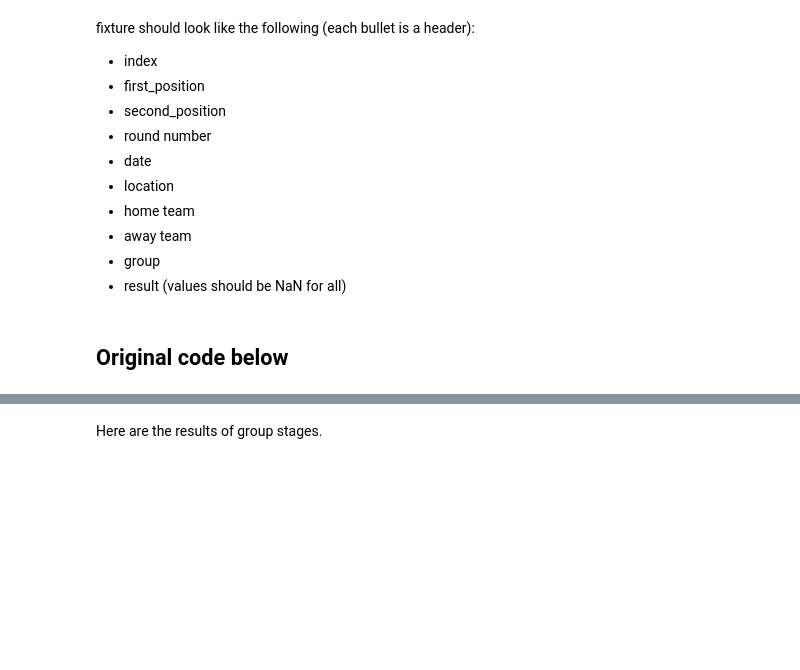
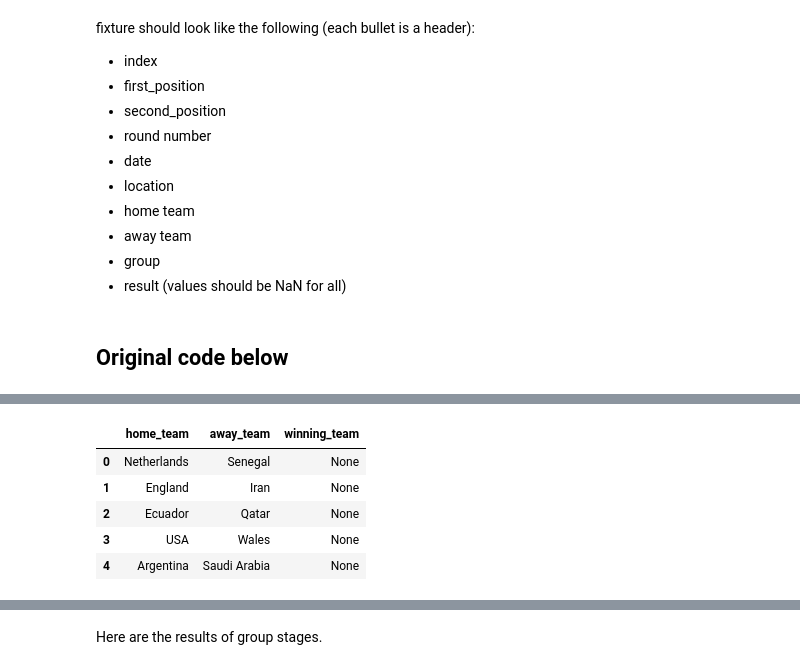
Before and after one commit to RyanJTalbot/bookcamp, a Jupyter notebook: world_cup/kaggle_2022/World Cup prediction .ipynb, the cells around one changed output, grey strips where cells are left out. Cells and saved outputs as stored; diff of their text form; code cells hidden in the pictures; blank space fills up the shorter version.

```diff
--- a/world_cup/kaggle_2022/World Cup prediction .ipynb
+++ b/world_cup/kaggle_2022/World Cup prediction .ipynb
@@ -307,18 +407,6 @@ fixture should look like the following (each bullet is a header):
 - result (values should be NaN for all)
 # %% [markdown]
 ## Original code below
-# %%
-# Loop to add teams to new prediction dataset based on the ranking position of each team
-for index, row in fixtures.iterrows():
-    if row['first_position'] < row['second_position']:
-        pred_set.append({'home_team': row['Home Team'], 'away_team': row['Away Team'], 'winning_team': None})
-    else:
-        pred_set.append({'home_team': row['Away Team'], 'away_team': row['Home Team'], 'winning_team': None})
-
-pred_set = pd.DataFrame(pred_set)
-backup_pred_set = pred_set
-
-pred_set.head()
 # %%
 # Loop to add teams to new prediction dataset based on the ranking position of each team
 for index, row in fixtures.iterrows():
@@ -334,3 +429,22 @@ pred_set.head()
+# %%
+# Loop to add teams to new prediction dataset based on the ranking position of each team
+for index, row in fixtures.iterrows():
+    if row['first_position'] < row['second_position']:
+        pred_set.append({'home_team': row['home team'], 'away_team': row['away team'], 'winning_team': None}, ignore_index=True)
+    else:
+        pred_set.append({'home_team': row['away team'], 'away_team': row['home team'], 'winning_team': None}, ignore_index=True)
+
+pred_set = pd.DataFrame(pred_set)
+backup_pred_set = pred_set
+
+pred_set.head()
+# %% [output]
+|  | home_team | away_team | winning_team |
+| 0 | Netherlands | Senegal | None |
+| 1 | England | Iran | None |
+| 2 | Ecuador | Qatar | None |
+| 3 | USA | Wales | None |
+| 4 | Argentina | Saudi Arabia | None |
 # %%
 # Get dummy variables and drop winning_team column
 pred_set = pd.get_dummies(pred_set, prefix=['home_team', 'away_team'], columns=['home_team', 'away_team'])
```
Also changed, not shown: parts of 25 cells of this notebook.
